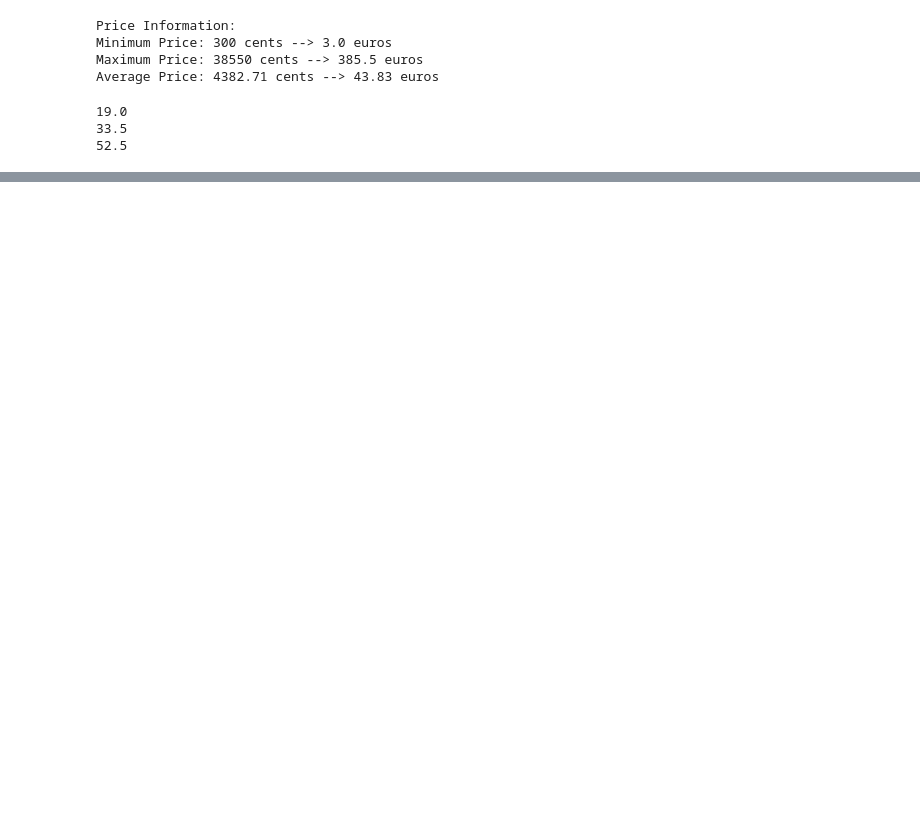
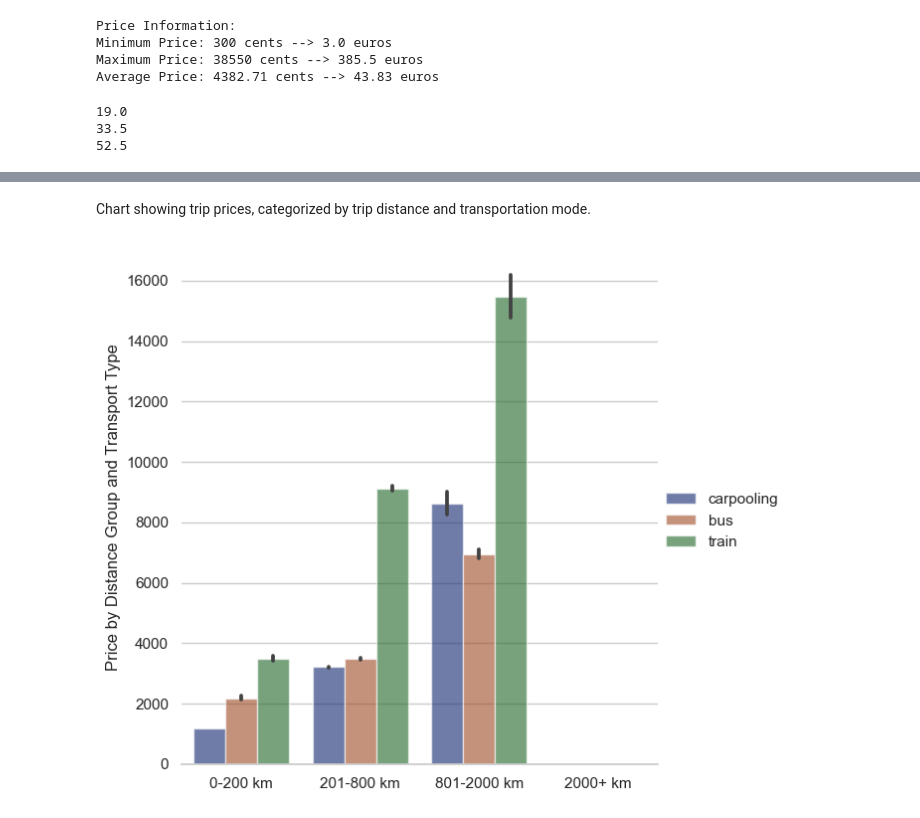
Before and after one commit to Amine5588/EDA_RandomForest, a Jupyter notebook: Test Technique.ipynb, the cells around one changed output, grey strips where cells are left out. Saved outputs shown, nothing was run; the diff lists cells and outputs as text; code cells hidden in the pictures; blank space fills up the shorter version.

```diff
--- a/Test Technique.ipynb
+++ b/Test Technique.ipynb
@@ -277,0 +466,16 @@ print(Q3_75e_percentile/100)
+# %%
+ticket_copy=ticket.copy()
+# %%
+
+# Ajout d'une colonne pour la catégorie de distance
+bins = [0, 200, 800, 2000, float('inf')]
+labels = ['0-200 km', '201-800 km', '801-2000 km', '2000+ km']
+ticket_copy['distance_category'] = pd.cut(ticket_copy['dis_city'], bins=bins, labels=labels)
+
+# Grouper les données par mode de transport et tranche de distance, puis calculer les statistiques
+result = ticket_copy.groupby(['transport_type', 'distance_category']).agg({
+    'price_in_cents': 'mean'
+}).reset_index()
+
+# Affichage des statistiques
+print(result)
@@ -277,0 +572,17 @@ print(Q3_75e_percentile/100)
+# %% [markdown]
+Chart showing trip prices, categorized by trip distance and transportation mode.
+# %%
+def draw_pricebar(dataframe):
+    sns.set_theme(style="whitegrid")
+    g = sns.catplot(
+        data=dataframe, kind="bar",
+        x="distance_category", y="price_in_cents", hue="transport_type",
+        palette="dark", alpha=.6, height=6
+    )
+    g.despine(left=True)
+    g.set_axis_labels("", "Price by Distance Group and Transport Type")
+    g.legend.set_title("")
+
+draw_pricebar(ticket_copy)
+# %% [output]
+[figure, added]
```
Also changed, not shown: parts of 50 cells of this notebook.
